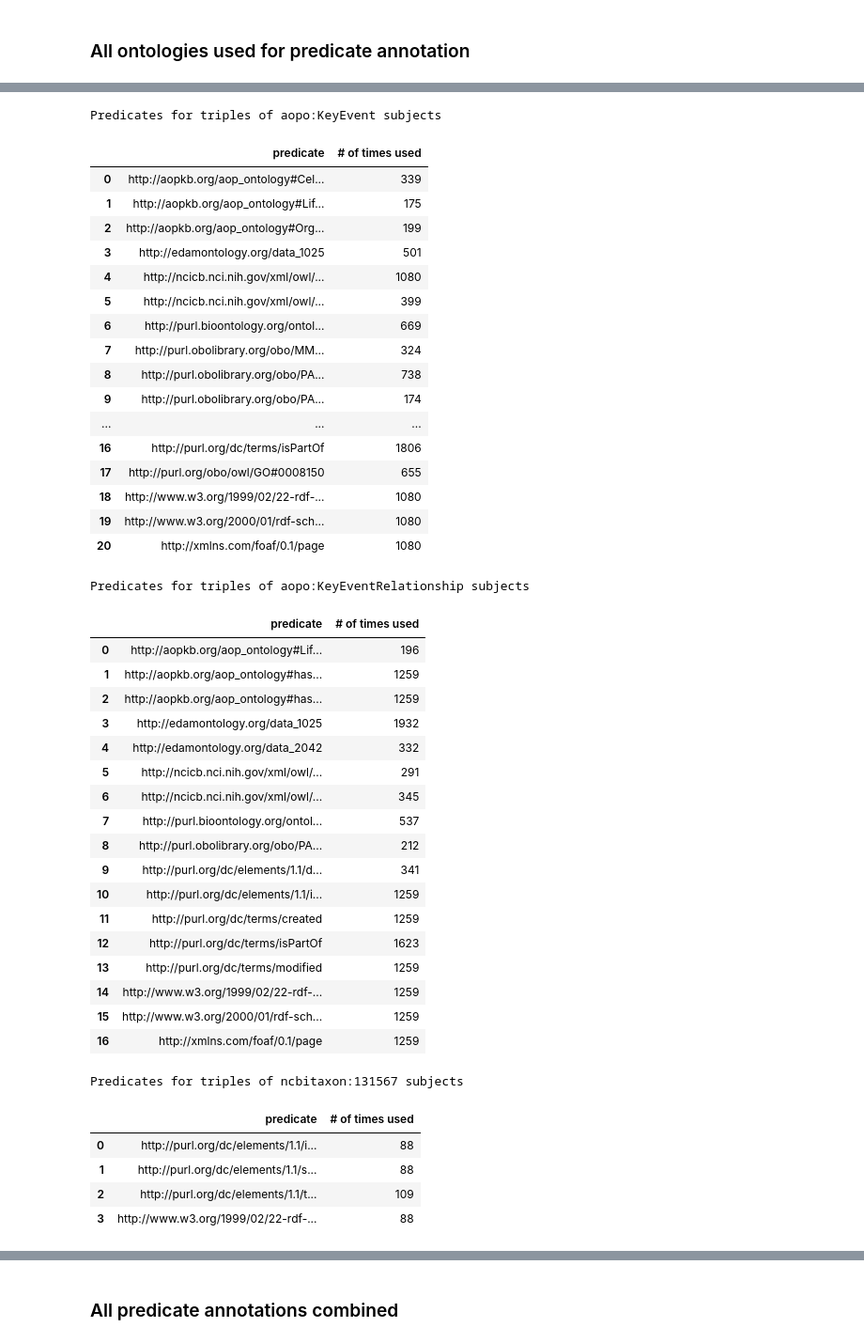
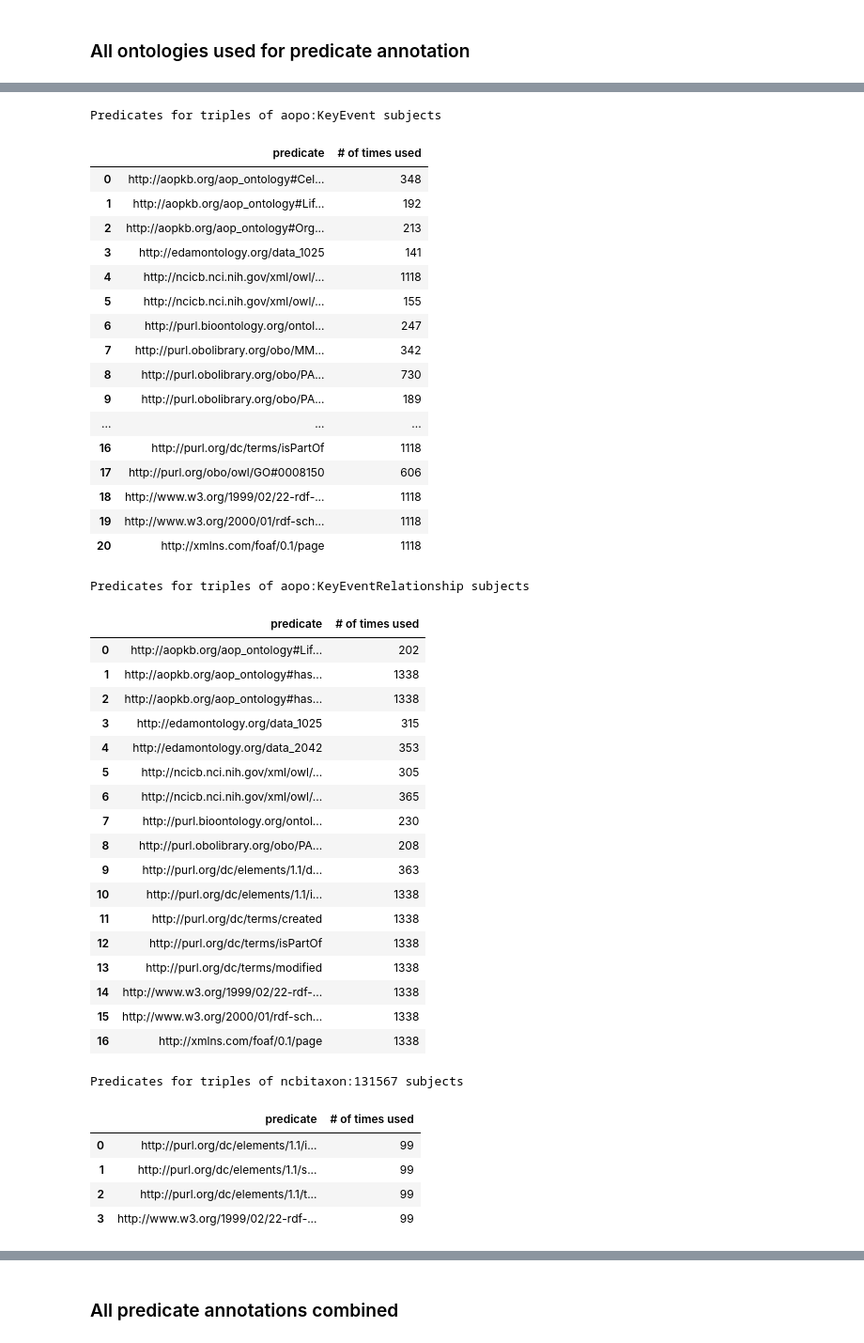
Before and after one commit to marvinm2/AOPWikiRDF, a Jupyter notebook: AOP-Wiki_stats.ipynb, the cells around one changed output, grey strips where cells are left out. Shown at 94% size. Drawn from its saved outputs; the diff is of its cells as text; code cells hidden in the pictures.

```diff
--- a/AOP-Wiki_stats.ipynb
+++ b/AOP-Wiki_stats.ipynb
@@ -56,7 +56,7 @@ AOPWikiSPARQL.setReturnFormat(JSON)
 #core ontologies
 # %%
 triple = ['subject','predicate','object']
-coretypes = ['aopo:AdverseOutcomePathway','aopo:KeyEvent','aopo:KeyEventRelationship','ncbitaxon:131567','go:0008150','pato:PATO_0001241','pato:PATO_0000001','aopo:CellTypeContext','aopo:OrganContext','nci:C54571','cheminf:CHEMINF_000000']
+coretypes = ['aopo:AdverseOutcomePathway','aopo:KeyEvent','aopo:KeyEventRelationship','ncbitaxon:131567','go:0008150','pato:0001241','pato:0000001','aopo:CellTypeContext','aopo:OrganContext','nci:C54571','cheminf:000000']
 ontologies = ['http://aopkb.org/aop_ontology#','http://edamontology.org/','http://ncicb.nci.nih.gov/xml/owl/EVS/Thesaurus.owl#','http://purl.bioontology.org/ontology/NCBITAXON/','http://purl.obolibrary.org/obo/MMO','http://purl.obolibrary.org/obo/CL_','http://purl.obolibrary.org/obo/UBERON_','http://purl.obolibrary.org/obo/MI_','http://purl.obolibrary.org/obo/MP_','http://purl.org/commons/record/mesh/','http://purl.obolibrary.org/obo/HP_','http://purl.obolibrary.org/obo/PCO_','http://purl.obolibrary.org/obo/NBO_','http://purl.obolibrary.org/obo/VT_','http://purl.obolibrary.org/obo/PR_','http://purl.obolibrary.org/obo/CHEBI_','http://purl.org/sig/ont/fma/fma','http://xmlns.com/foaf/0.1/','http://www.w3.org/2004/02/skos/core#','http://www.w3.org/2000/01/rdf-schema#','http://www.w3.org/1999/02/22-rdf-syntax-ns#','http://semanticscience.org/resource/CHEMINF_','http://purl.org/obo/owl/GO','http://purl.org/dc/terms/','http://purl.org/dc/elements/1.1/','http://purl.obolibrary.org/obo/PATO_']
 identifiers = []
 # %% [markdown]
@@ -134,7 +146,7 @@ for item in coretypes:
 predicatedict = {}
 for item in coretypes:
     predicates = pd.DataFrame(columns=['predicate','# of times used'])
-    sparqlquery = '''select distinct ?predicate (COUNT(?object) as ?Entity)  where {?subject ?predicate ?object; a '''+item+'''.}'''
+    sparqlquery = '''select distinct ?predicate (COUNT(distinct ?subject) as ?Entity)  where {?subject ?predicate ?object; a '''+item+'''.}'''
     AOPWikiSPARQL.setQuery(sparqlquery)
     results = AOPWikiSPARQL.query().convert()
     print("Predicates for triples of "+item+" subjects")
@@ -171,45 +183,45 @@ Predicates for triples of aopo:AdverseOutcomePathway subjects
 Predicates for triples of aopo:KeyEvent subjects
 |  | predicate | # of times used |
-| 0 | http://aopkb.org/aop_ontology#Cel... | 339 |
-| 1 | http://aopkb.org/aop_ontology#Lif... | 175 |
-| 2 | http://aopkb.org/aop_ontology#Org... | 199 |
-| 3 | http://edamontology.org/data_1025 | 501 |
-| 4 | http://ncicb.nci.nih.gov/xml/owl/... | 1080 |
-| 5 | http://ncicb.nci.nih.gov/xml/owl/... | 399 |
-| 6 | http://purl.bioontology.org/ontol... | 669 |
-| 7 | http://purl.obolibrary.org/obo/MM... | 324 |
-| 8 | http://purl.obolibrary.org/obo/PA... | 738 |
-| 9 | http://purl.obolibrary.org/obo/PA... | 174 |
+| 0 | http://aopkb.org/aop_ontology#Cel... | 348 |
+| 1 | http://aopkb.org/aop_ontology#Lif... | 192 |
+| 2 | http://aopkb.org/aop_ontology#Org... | 213 |
+| 3 | http://edamontology.org/data_1025 | 141 |
+| 4 | http://ncicb.nci.nih.gov/xml/owl/... | 1118 |
+| 5 | http://ncicb.nci.nih.gov/xml/owl/... | 155 |
+| 6 | http://purl.bioontology.org/ontol... | 247 |
+| 7 | http://purl.obolibrary.org/obo/MM... | 342 |
+| 8 | http://purl.obolibrary.org/obo/PA... | 730 |
+| 9 | http://purl.obolibrary.org/obo/PA... | 189 |
 | ... | ... | ... |
-| 16 | http://purl.org/dc/terms/isPartOf | 1806 |
-| 17 | http://purl.org/obo/owl/GO#0008150 | 655 |
-| 18 | http://www.w3.org/1999/02/22-rdf-... | 1080 |
-| 19 | http://www.w3.org/2000/01/rdf-sch... | 1080 |
-| 20 | http://xmlns.com/foaf/0.1/page | 1080 |
+| 16 | http://purl.org/dc/terms/isPartOf | 1118 |
+| 17 | http://purl.org/obo/owl/GO#0008150 | 606 |
+| 18 | http://www.w3.org/1999/02/22-rdf-... | 1118 |
+| 19 | http://www.w3.org/2000/01/rdf-sch... | 1118 |
+| 20 | http://xmlns.com/foaf/0.1/page | 1118 |
 Predicates for triples of aopo:KeyEventRelationship subjects
 |  | predicate | # of times used |
-| 0 | http://aopkb.org/aop_ontology#Lif... | 196 |
-| 1 | http://aopkb.org/aop_ontology#has... | 1259 |
-| 2 | http://aopkb.org/aop_ontology#has... | 1259 |
-| 3 | http://edamontology.org/data_1025 | 1932 |
-| 4 | http://edamontology.org/data_2042 | 332 |
-| 5 | http://ncicb.nci.nih.gov/xml/owl/... | 291 |
-| 6 | http://ncicb.nci.nih.gov/xml/owl/... | 345 |
-| 7 | http://purl.bioontology.org/ontol... | 537 |
-| 8 | http://purl.obolibrary.org/obo/PA... | 212 |
-| 9 | http://purl.org/dc/elements/1.1/d... | 341 |
-| 10 | http://purl.org/dc/elements/1.1/i... | 1259 |
-| 11 | http://purl.org/dc/terms/created | 1259 |
-| 12 | http://purl.org/dc/terms/isPartOf | 1623 |
-| 13 | http://purl.org/dc/terms/modified | 1259 |
-| 14 | http://www.w3.org/1999/02/22-rdf-... | 1259 |
-| 15 | http://www.w3.org/2000/01/rdf-sch... | 1259 |
-| 16 | http://xmlns.com/foaf/0.1/page | 1259 |
+| 0 | http://aopkb.org/aop_ontology#Lif... | 202 |
+| 1 | http://aopkb.org/aop_ontology#has... | 1338 |
+| 2 | http://aopkb.org/aop_ontology#has... | 1338 |
+| 3 | http://edamontology.org/data_1025 | 315 |
+| 4 | http://edamontology.org/data_2042 | 353 |
+| 5 | http://ncicb.nci.nih.gov/xml/owl/... | 305 |
+| 6 | http://ncicb.nci.nih.gov/xml/owl/... | 365 |
+| 7 | http://purl.bioontology.org/ontol... | 230 |
+| 8 | http://purl.obolibrary.org/obo/PA... | 208 |
+| 9 | http://purl.org/dc/elements/1.1/d... | 363 |
+| 10 | http://purl.org/dc/elements/1.1/i... | 1338 |
+| 11 | http://purl.org/dc/terms/created | 1338 |
+| 12 | http://purl.org/dc/terms/isPartOf | 1338 |
+| 13 | http://purl.org/dc/terms/modified | 1338 |
+| 14 | http://www.w3.org/1999/02/22-rdf-... | 1338 |
+| 15 | http://www.w3.org/2000/01/rdf-sch... | 1338 |
+| 16 | http://xmlns.com/foaf/0.1/page | 1338 |
 Predicates for triples of ncbitaxon:131567 subjects
 |  | predicate | # of times used |
-| 0 | http://purl.org/dc/elements/1.1/i... | 88 |
-| 1 | http://purl.org/dc/elements/1.1/s... | 88 |
-| 2 | http://purl.org/dc/elements/1.1/t... | 109 |
-| 3 | http://www.w3.org/1999/02/22-rdf-... | 88 |
+| 0 | http://purl.org/dc/elements/1.1/i... | 99 |
+| 1 | http://purl.org/dc/elements/1.1/s... | 99 |
+| 2 | http://purl.org/dc/elements/1.1/t... | 99 |
+| 3 | http://www.w3.org/1999/02/22-rdf-... | 99 |
 Predicates for triples of go:0008150 subjects
 |  | predicate | # of times used |
```
Also changed, not shown: parts of 6 cells of this notebook, 1 other file.
